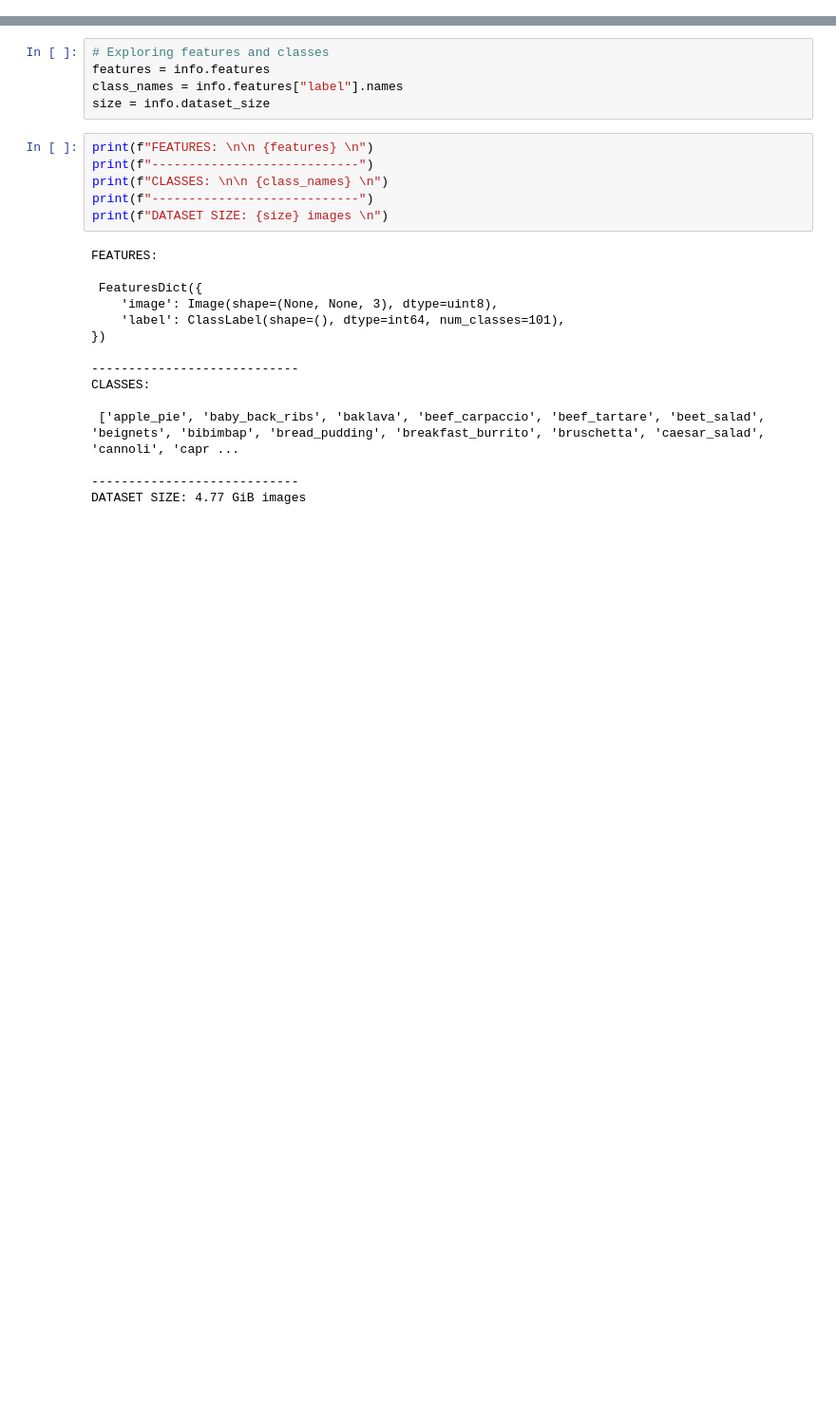
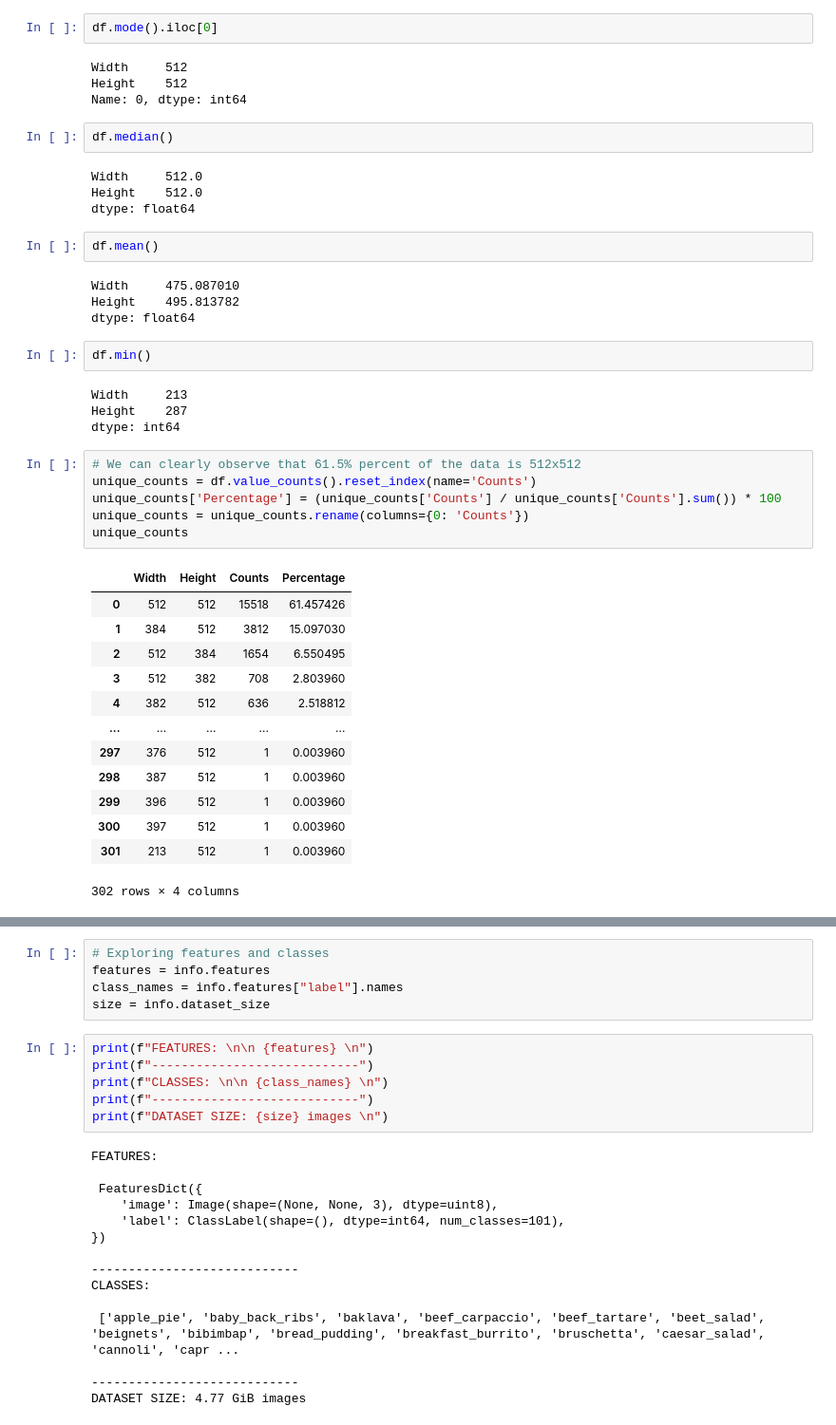
Before and after one commit to akvachan/Food-Vision, a Jupyter notebook: Food-Vision.ipynb, the cells around one changed output, grey strips where cells are left out. Shown: that part at 95% size. Cells and saved outputs as stored; diff of their text form; blank space fills up the shorter version.

```diff
--- a/Food-Vision.ipynb
+++ b/Food-Vision.ipynb
@@ -19,0 +45,44 @@ Finished load() in 0.0551 secs
+# %%
+df.mode().iloc[0]
+# %% [output]
+Width     512
+Height    512
+Name: 0, dtype: int64
+# %%
+df.median()
+# %% [output]
+Width     512.0
+Height    512.0
+dtype: float64
+# %%
+df.mean()
+# %% [output]
+Width     475.087010
+Height    495.813782
+dtype: float64
+# %%
+df.min()
+# %% [output]
+Width     213
+Height    287
+dtype: int64
+# %%
+# We can clearly observe that 61.5% percent of the data is 512x512
+unique_counts = df.value_counts().reset_index(name='Counts')
+unique_counts['Percentage'] = (unique_counts['Counts'] / unique_counts['Counts'].sum()) * 100
+unique_counts = unique_counts.rename(columns={0: 'Counts'})
+unique_counts
+# %% [output]
+|  | Width | Height | Counts | Percentage |
+| 0 | 512 | 512 | 15518 | 61.457426 |
+| 1 | 384 | 512 | 3812 | 15.097030 |
+| 2 | 512 | 384 | 1654 | 6.550495 |
+| 3 | 512 | 382 | 708 | 2.803960 |
+| 4 | 382 | 512 | 636 | 2.518812 |
+| ... | ... | ... | ... | ... |
+| 297 | 376 | 512 | 1 | 0.003960 |
+| 298 | 387 | 512 | 1 | 0.003960 |
+| 299 | 396 | 512 | 1 | 0.003960 |
+| 300 | 397 | 512 | 1 | 0.003960 |
+| 301 | 213 | 512 | 1 | 0.003960 |
+302 rows × 4 columns
```
Also changed, not shown: parts of 28 cells of this notebook, 13 other files.
